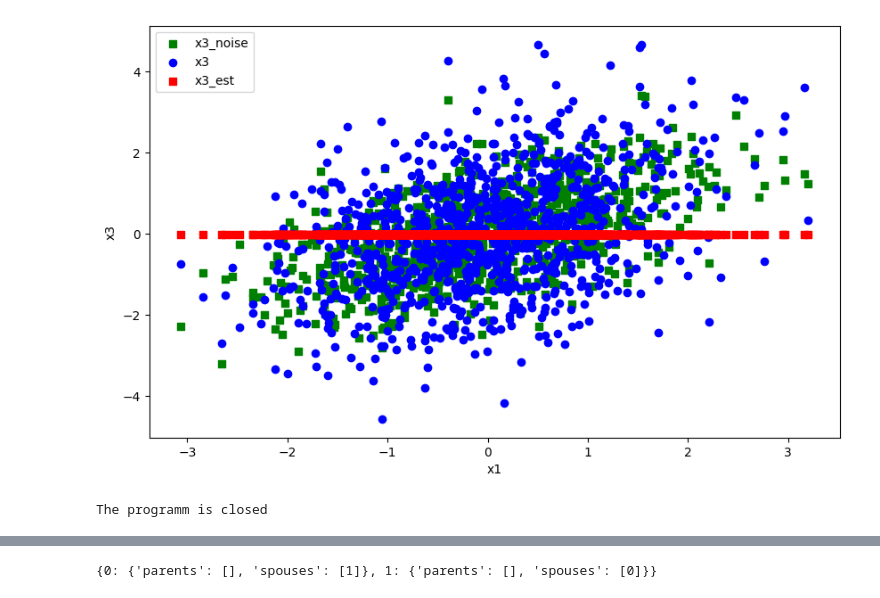
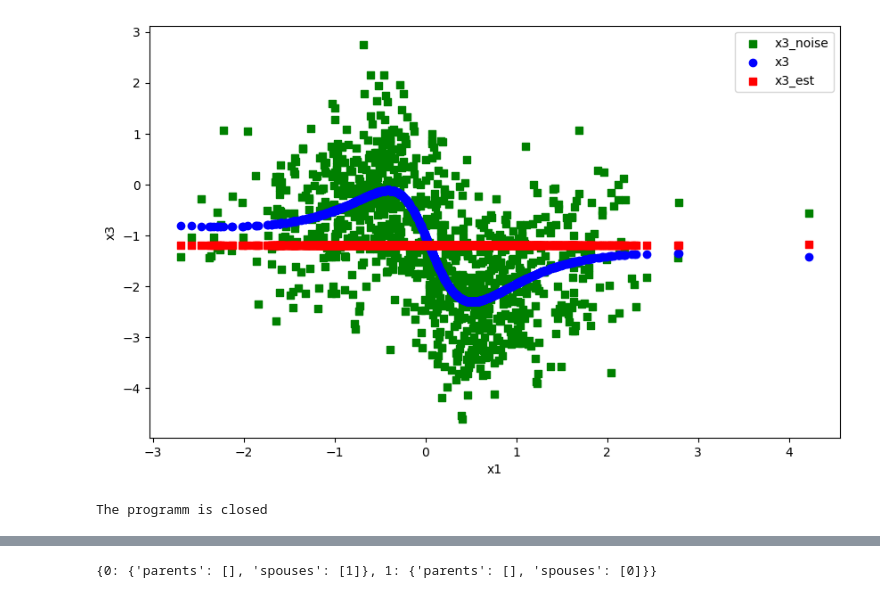
Before and after one commit to yurou-liang/ADMG, a Jupyter notebook: result/Analyse_result.ipynb, the cells around one changed output, grey strips where cells are left out. Saved outputs shown, nothing was run; the diff lists cells and outputs as text; code cells hidden in the pictures.

```diff
--- a/result/Analyse_result.ipynb
+++ b/result/Analyse_result.ipynb
@@ -71,41 +97,38 @@ def copy_like_(param, arr):
     with torch.no_grad():
         param.copy_(t)
 # %%
+# key = "truth"
+key = "DAGMA_without_h"
 np.random.seed(s)
 n_samples = 1000
 dims=[d, 10, 1]
-Sigma_truth = data["Sigma_truth"]
-epsilon = np.random.multivariate_normal([0] * d, Sigma_truth, size=n_samples)
-X_truth = data["X_truth"]
-X_truth= torch.tensor(X_truth, dtype=torch.double)
-X = X_truth - epsilon
+X_truth = torch.tensor(data["X_truth"], dtype=torch.double)
+epsilon = torch.tensor(data["epsilon"], dtype=torch.double)
+X = torch.tensor(data["X"], dtype=torch.double)
+
 eq_model = nonlinear.DagmaMLP(
     dims=[d, 10, 1], bias=True, dtype=torch.double)
-fc1_weight_DAGMA = data["fc1_weight_DAGMA_end"]
-fc1_bias_DAGMA = data["fc1_bias_DAGMA_end"]
-fc2_weight_DAGMA = data["fc2_weight_DAGMA_end"]
-fc2_bias_DAGMA = data["fc2_bias_DAGMA_end"]
-copy_like_(eq_model.fc1.weight, fc1_weight_DAGMA)
-copy_like_(eq_model.fc1.bias,   fc1_bias_DAGMA)
-copy_like_(eq_model.fc2[0].weight, fc2_weight_DAGMA)
-copy_like_(eq_model.fc2[0].bias, fc2_bias_DAGMA)
-#eq_model.fc1.weight = fc1_weight_DAGMA
-#eq_model.fc1.bias = fc1_bias_DAGMA
-#eq_model.fc2[0].weight = fc2_weight_DAGMA
-#eq_model.fc2[0].bias = fc2_bias_DAGMA
+fc1_weight = data[f"fc1_weight_{key}_end"]
+fc1_bias = data[f"fc1_bias_{key}_end"]
+fc2_weight = data[f"fc2_weight_{key}_end"]
+fc2_bias= data[f"fc2_bias_{key}_end"]
+copy_like_(eq_model.fc1.weight, fc1_weight)
+copy_like_(eq_model.fc1.bias, fc1_bias)
+copy_like_(eq_model.fc2[0].weight, fc2_weight)
+copy_like_(eq_model.fc2[0].bias, fc2_bias)
 x_est=eq_model(X_truth)
 
 plt.figure(figsize=(10, 6))  # Optional: specifies the figure size
-plt.scatter(X_truth.detach().numpy()[:, 0], X_truth.detach().numpy()[:, 1], label='x3_noise', color='green', marker='s')
-plt.scatter(X_truth.detach().numpy()[:, 0], X.detach().numpy()[:, 1], label='x3', color='blue', marker='o')
-plt.scatter(X_truth.detach().numpy()[:, 0], x_est.detach().numpy()[:, 1], label='x3_est', color='red', marker='s')
+plt.scatter(X_truth.detach().numpy()[:, 1], X_truth.detach().numpy()[:, 2], label='x3_noise', color='green', marker='s')
+plt.scatter(X_truth.detach().numpy()[:, 1], X.detach().numpy()[:, 2], label='x3', color='blue', marker='o')
+plt.scatter(X_truth.detach().numpy()[:, 1], x_est.detach().numpy()[:,2], label='x3_est', color='red', marker='s')
 plt.xlabel('x1')
 plt.ylabel('x3')
 plt.legend()
 plt.show()
 print("The programm is closed")
 # %% [output]
-[figure, old version]
+[figure, new version]
 The programm is closed
 # %%
 X
```
Also changed, not shown: parts of 2 cells of this notebook, 38 other files.
